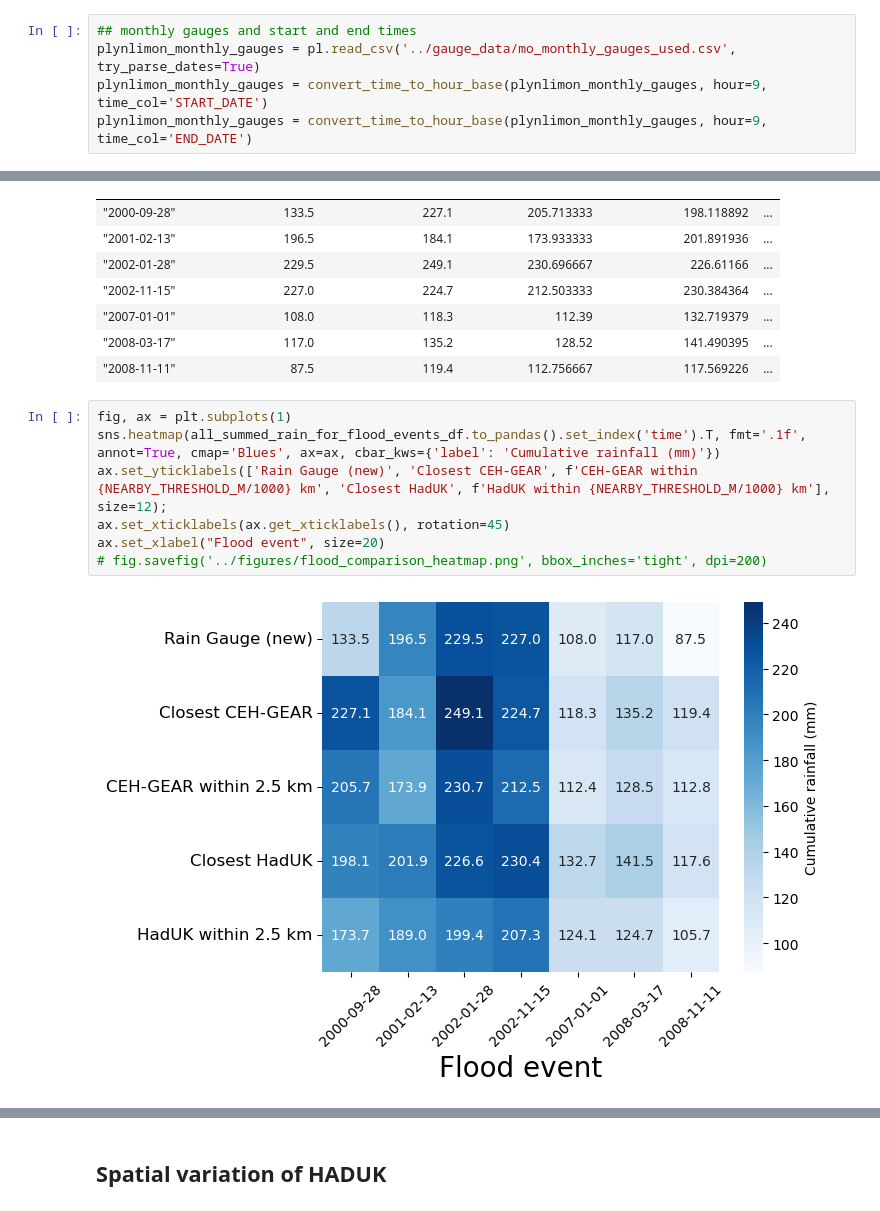
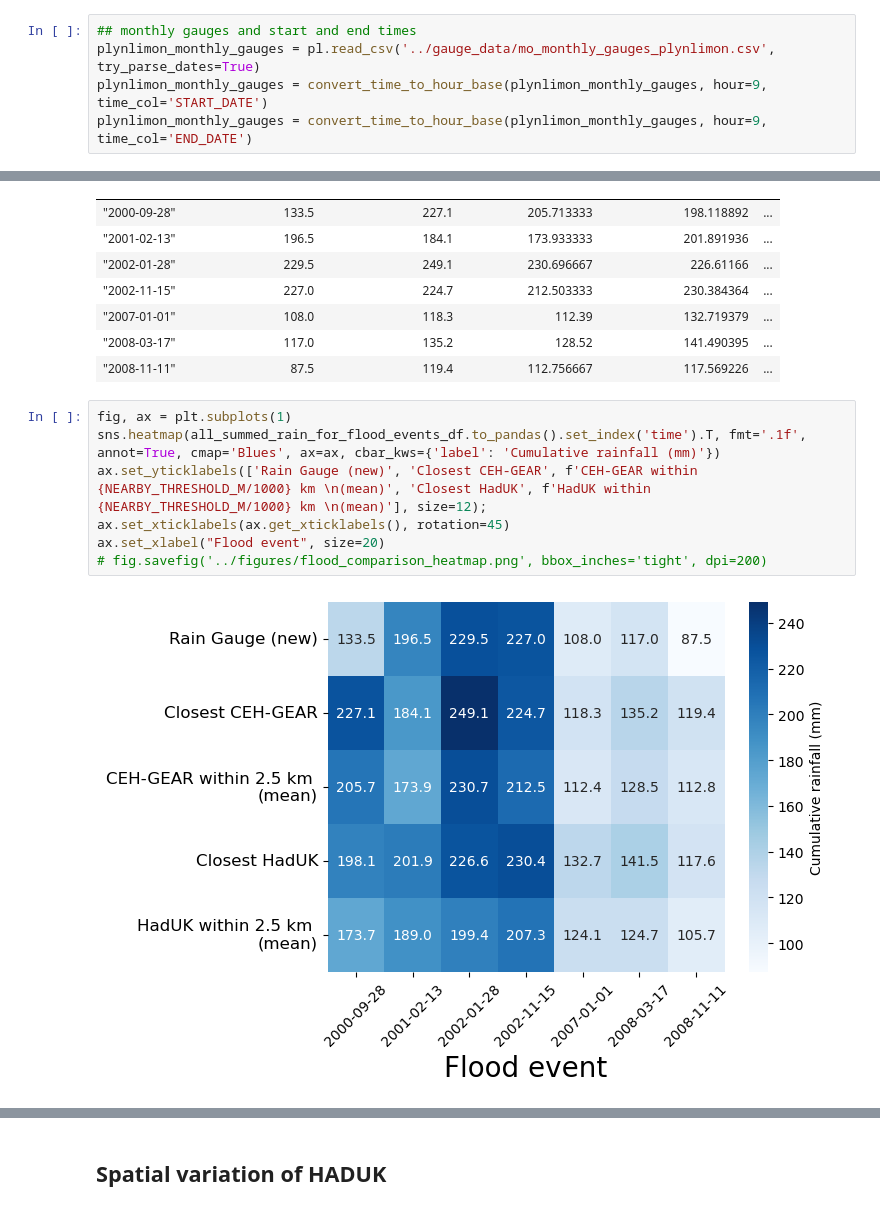
Before and after one commit to Thomasjkeel/FDRI-comparing-rainfall-data-in-upper-severn, a Jupyter notebook: notebooks/Carreg_wen_gauge_vs_grid.ipynb, the cells around one changed output, grey strips where cells are left out. Cells and saved outputs as stored; diff of their text form.

```diff
--- a/notebooks/Carreg_wen_gauge_vs_grid.ipynb
+++ b/notebooks/Carreg_wen_gauge_vs_grid.ipynb
@@ -56,7 +56,7 @@ haduk_plynlimon = haduk_plynlimon.drop_vars(('latitude', 'longitude'))
 ## Load Gauge data
 # %%
 ## monthly gauges and start and end times
-plynlimon_monthly_gauges = pl.read_csv('../gauge_data/mo_monthly_gauges_used.csv', try_parse_dates=True)
+plynlimon_monthly_gauges = pl.read_csv('../gauge_data/mo_monthly_gauges_plynlimon.csv', try_parse_dates=True)
 plynlimon_monthly_gauges = convert_time_to_hour_base(plynlimon_monthly_gauges, hour=9, time_col='START_DATE')
 plynlimon_monthly_gauges = convert_time_to_hour_base(plynlimon_monthly_gauges, hour=9, time_col='END_DATE')
 # %%
@@ -490,9 +490,9 @@ shape: (7, 6)
 # %%
 fig, ax = plt.subplots(1)
 sns.heatmap(all_summed_rain_for_flood_events_df.to_pandas().set_index('time').T, fmt='.1f', annot=True, cmap='Blues', ax=ax, cbar_kws={'label': 'Cumulative rainfall (mm)'})
-ax.set_yticklabels(['Rain Gauge (new)', 'Closest CEH-GEAR', f'CEH-GEAR within {NEARBY_THRESHOLD_M/1000} km', 'Closest HadUK', f'HadUK within {NEARBY_THRESHOLD_M/1000} km'], size=12);
+ax.set_yticklabels(['Rain Gauge (new)', 'Closest CEH-GEAR', f'CEH-GEAR within {NEARBY_THRESHOLD_M/1000} km \n(mean)', 'Closest HadUK', f'HadUK within {NEARBY_THRESHOLD_M/1000} km \n(mean)'], size=12);
 ax.set_xticklabels(ax.get_xticklabels(), rotation=45)
 ax.set_xlabel("Flood event", size=20)
 # fig.savefig('../figures/flood_comparison_heatmap.png', bbox_inches='tight', dpi=200)
 # %% [output]
-[figure, old version]
+[figure, new version]
```
Also changed, not shown: parts of 6 cells of this notebook, 1 other file.
